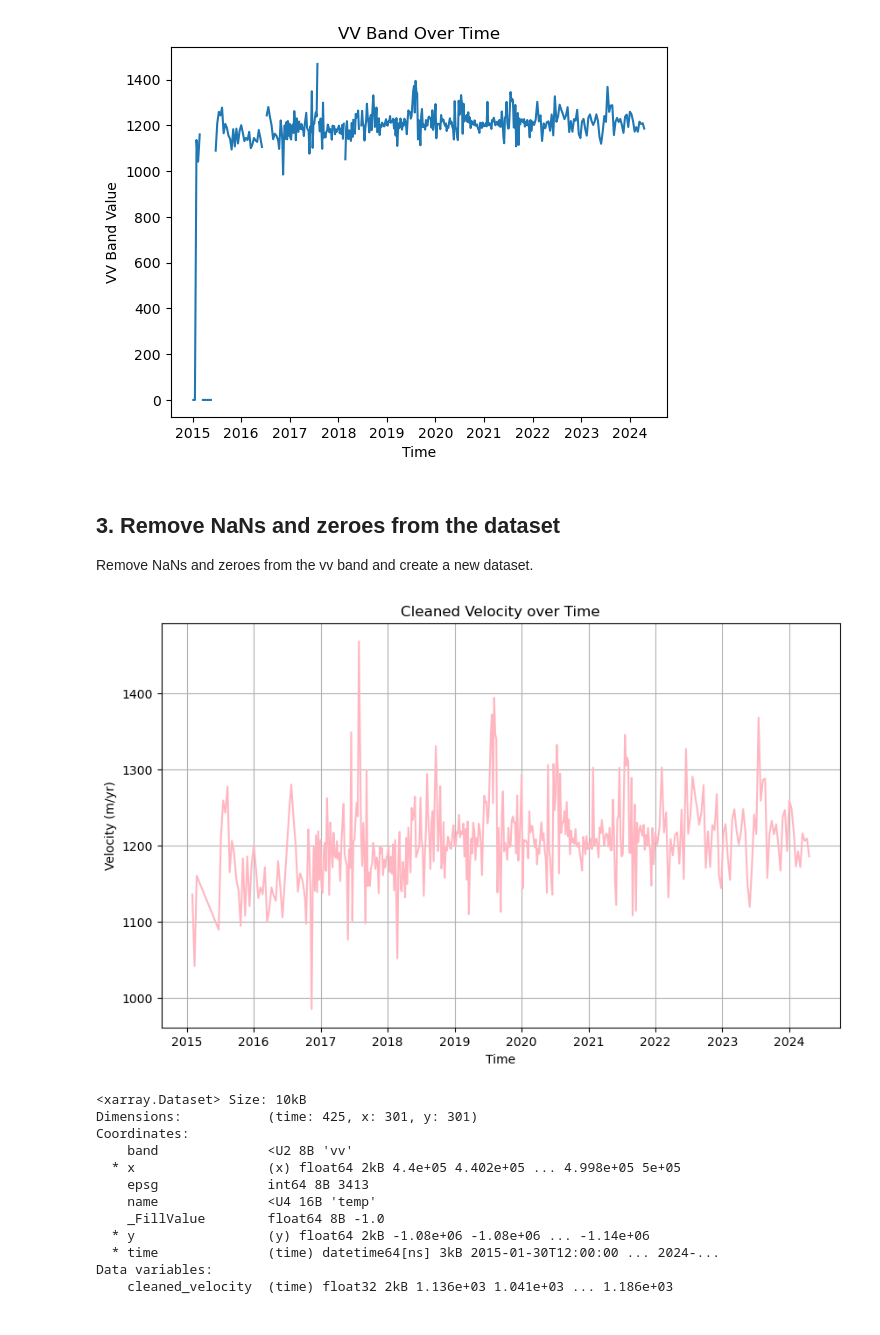
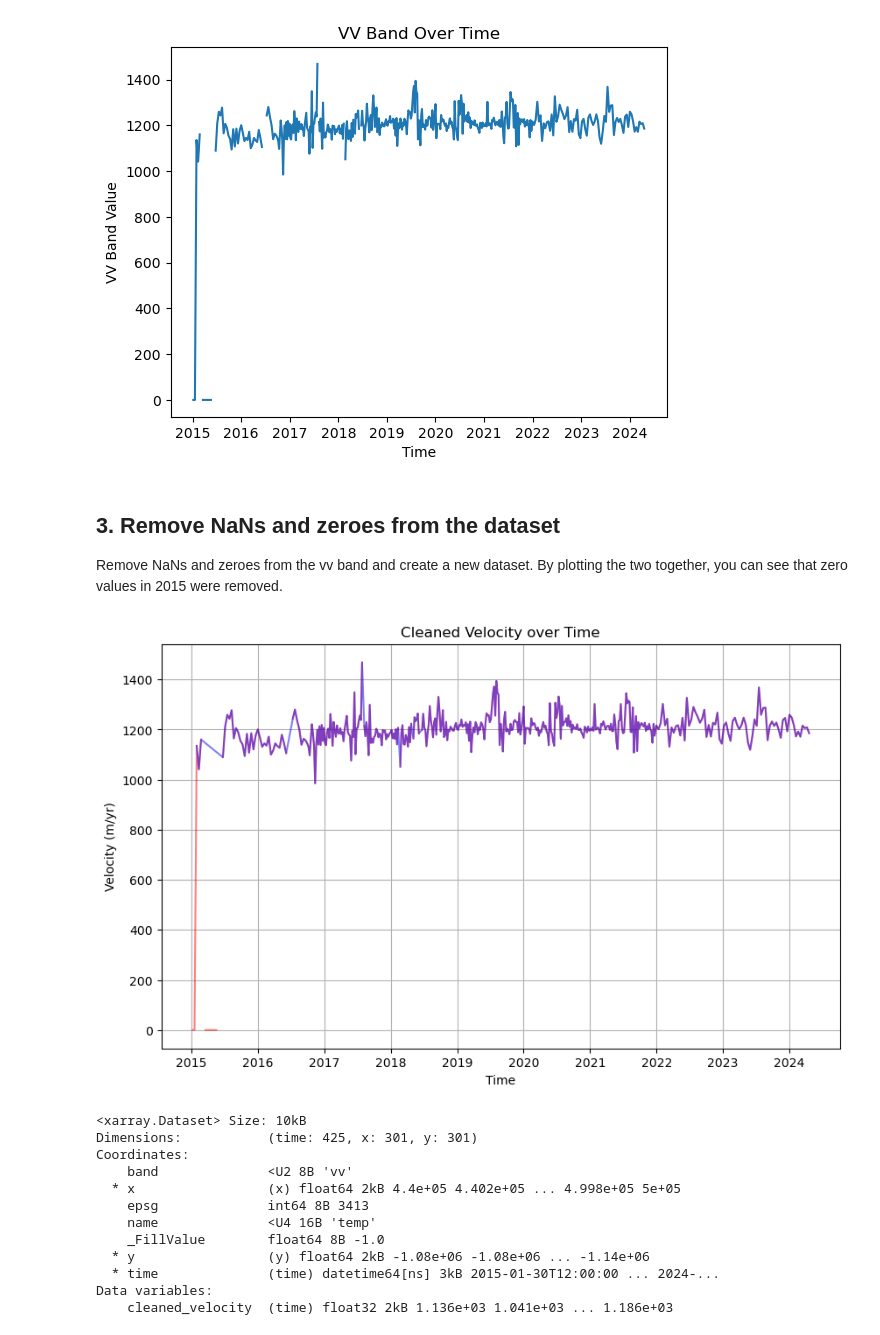
Before and after one commit to cjense/seasonal-icevelocity-prediction, a Jupyter notebook: notebooks/clean_data.ipynb, the cells around one changed output. Cells and saved outputs as stored; diff of their text form; code cells hidden in the pictures.

Commit message:
edit clean data

```diff
--- a/notebooks/clean_data.ipynb
+++ b/notebooks/clean_data.ipynb
@@ -54,22 +58,27 @@ plt.show()
 [figure]
 # %% [markdown]
 ## 3. Remove NaNs and zeroes from the dataset
-Remove NaNs and zeroes from the vv band and create a new dataset.
+Remove NaNs and zeroes from the vv band and create a new dataset. By plotting the two together, you can see that zero values in 2015 were removed.
 # %%
 # Drop NaNs from the array and corresponding time values
 mask = ~np.isnan(vv_band['VelocitySeries'][:,0,0]) & (vv_band['VelocitySeries'][:,0,0] != 0)
 cleaned_velocity = vv_band['VelocitySeries'][:,0,0][mask]
 cleaned_time = ziVelSeries.time.values[mask]
 
+# Plot the cleaned data with the original data
 plt.figure(figsize=(10, 6))
-plt.plot(cleaned_time, cleaned_velocity, color='lightpink')
+
+plt.plot(vv_band.time, vv_band['VelocitySeries'][:, 0, 0], color='red', alpha=0.5)
+plt.plot(cleaned_time, cleaned_velocity, color='blue', alpha=0.5)
+
+# Label the plot
 plt.xlabel('Time')
 plt.ylabel('Velocity (m/yr)')
 plt.title('Cleaned Velocity over Time')
 plt.grid(True)
 plt.show()
 # %% [output]
-[figure, old version]
+[figure, new version]
 # %%
 # Create a new xarray dataset with the cleaned time and velocity values
 cleaned_dataset = xr.Dataset(
```
Also changed, not shown: parts of 3 cells of this notebook.
